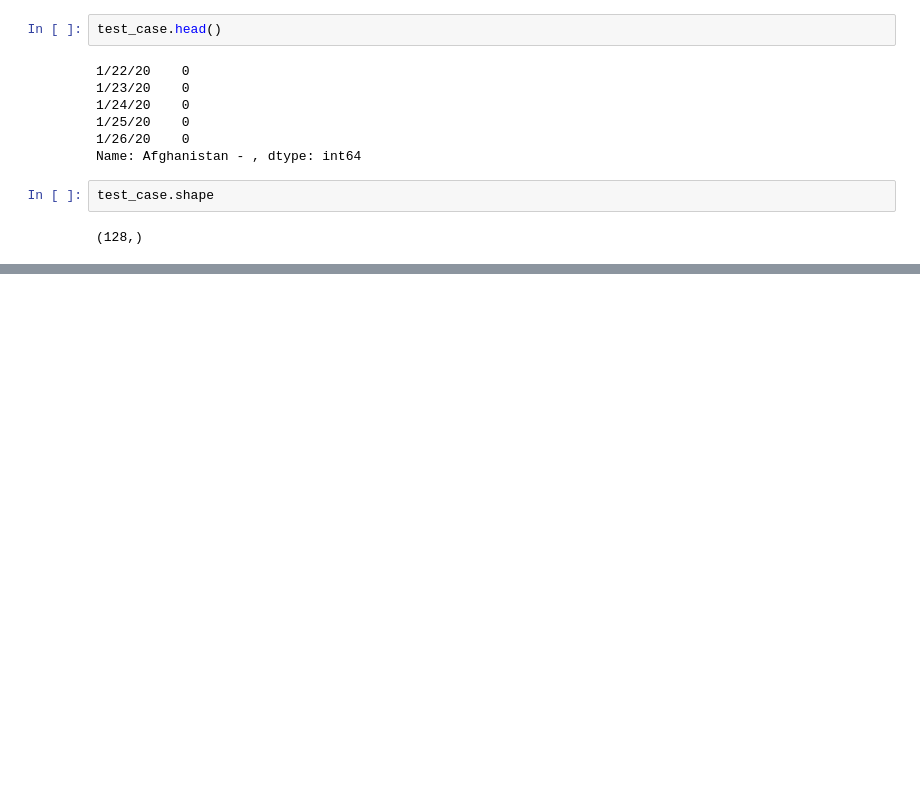
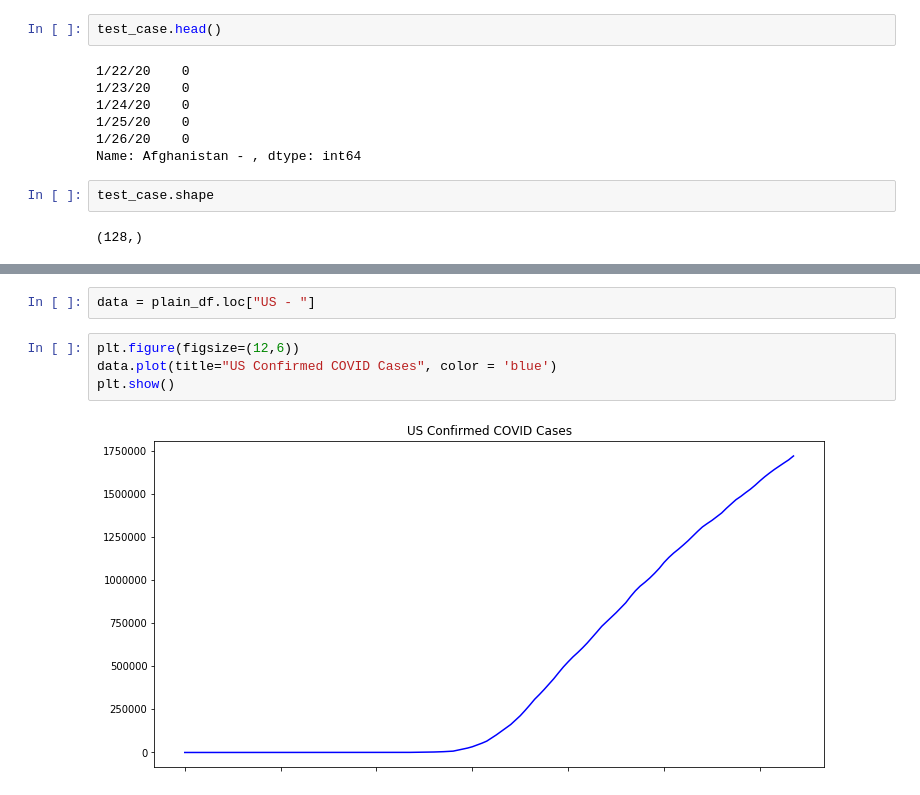
Before and after one commit to jdmarshall527/ucb, a Jupyter notebook: udacity/Capstone/Capstone data exploration.ipynb, the cells around one changed output, grey strips where cells are left out. Drawn from its saved outputs; the diff is of its cells as text; blank space fills up the shorter version.

```diff
--- a/udacity/Capstone/Capstone data exploration.ipynb
+++ b/udacity/Capstone/Capstone data exploration.ipynb
@@ -291,0 +320,8 @@ and then just have the dates repeat, use countries as categorical label to feed
+# %%
+data = plain_df.loc["US - "]
+# %%
+plt.figure(figsize=(12,6))
+data.plot(title="US Confirmed COVID Cases", color = 'blue')
+plt.show()
+# %% [output]
+[figure, added]
```
Also changed, not shown: parts of 81 cells of this notebook.
